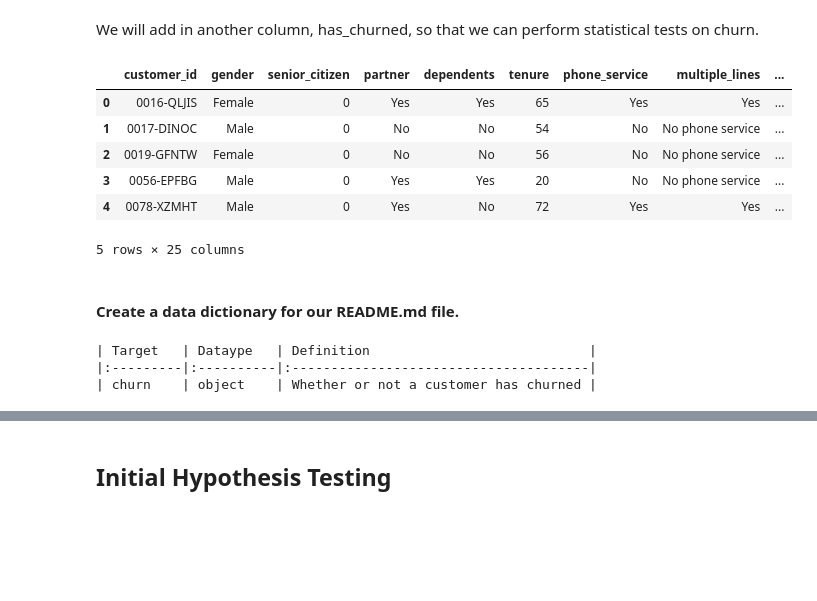
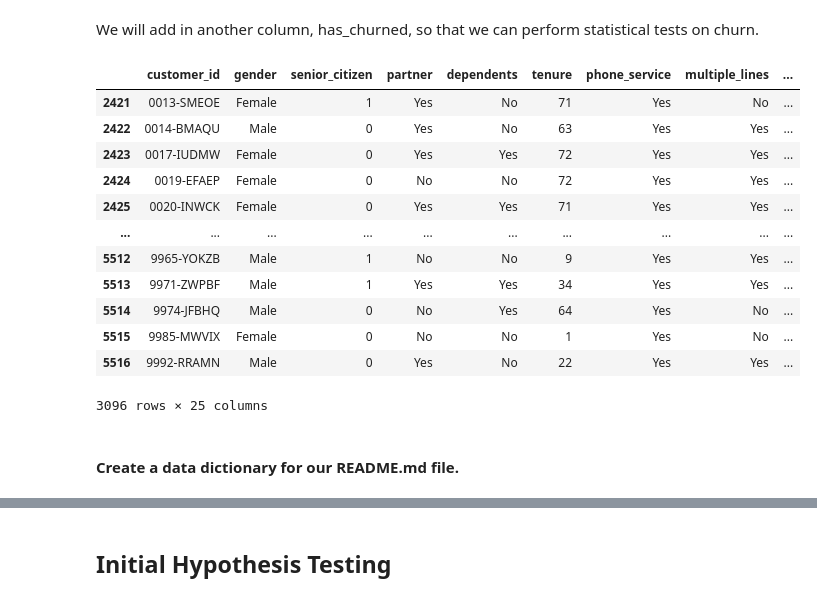
Before and after one commit to malachi-hale/Telco-project, a Jupyter notebook: Project_scratch_work.ipynb, the cells around one changed output, grey strips where cells are left out. Cells and saved outputs as stored; diff of their text form; code cells hidden in the pictures; blank space fills up the shorter version.

```diff
--- a/Project_scratch_work.ipynb
+++ b/Project_scratch_work.ipynb
@@ -34,15 +34,21 @@ We will add in another column, has_churned, so that we can perform statistical t
 # %%
 df['has_churned'] = df['churn'].map({'Yes': 1, 'No': 0})
 # %%
-df.head()
+df[df.internet_service_type_id == 2]
 # %% [output]
 |  | customer_id | gender | senior_citizen | partner | dependents | tenure | phone_service | multiple_lines | ... |
-| 0 | 0016-QLJIS | Female | 0 | Yes | Yes | 65 | Yes | Yes | ... |
-| 1 | 0017-DINOC | Male | 0 | No | No | 54 | No | No phone service | ... |
-| 2 | 0019-GFNTW | Female | 0 | No | No | 56 | No | No phone service | ... |
-| 3 | 0056-EPFBG | Male | 0 | Yes | Yes | 20 | No | No phone service | ... |
-| 4 | 0078-XZMHT | Male | 0 | Yes | No | 72 | Yes | Yes | ... |
+| 2421 | 0013-SMEOE | Female | 1 | Yes | No | 71 | Yes | No | ... |
+| 2422 | 0014-BMAQU | Male | 0 | Yes | No | 63 | Yes | Yes | ... |
+| 2423 | 0017-IUDMW | Female | 0 | Yes | Yes | 72 | Yes | Yes | ... |
+| 2424 | 0019-EFAEP | Female | 0 | No | No | 72 | Yes | Yes | ... |
+| 2425 | 0020-INWCK | Female | 0 | Yes | Yes | 71 | Yes | Yes | ... |
+| ... | ... | ... | ... | ... | ... | ... | ... | ... | ... |
+| 5512 | 9965-YOKZB | Male | 1 | No | No | 9 | Yes | Yes | ... |
+| 5513 | 9971-ZWPBF | Male | 1 | Yes | Yes | 34 | Yes | Yes | ... |
+| 5514 | 9974-JFBHQ | Male | 0 | No | Yes | 64 | Yes | No | ... |
+| 5515 | 9985-MWVIX | Female | 0 | No | No | 1 | Yes | No | ... |
+| 5516 | 9992-RRAMN | Male | 0 | Yes | No | 22 | Yes | Yes | ... |
-5 rows × 25 columns
+3096 rows × 25 columns
 # %% [markdown]
 #### Create a data dictionary for our README.md file.
 # %%
@@ -53,9 +59,3 @@ details = {
 }
 # %%
 dict_churn = pd.DataFrame(details)
-# %%
-print(dict_churn.to_markdown(index = False))
-# %% [output]
-| Target   | Dataype   | Definition                            |
-|:---------|:----------|:--------------------------------------|
-| churn    | object    | Whether or not a customer has churned |
```
Also changed, not shown: parts of 5 cells of this notebook, 1 other file.
